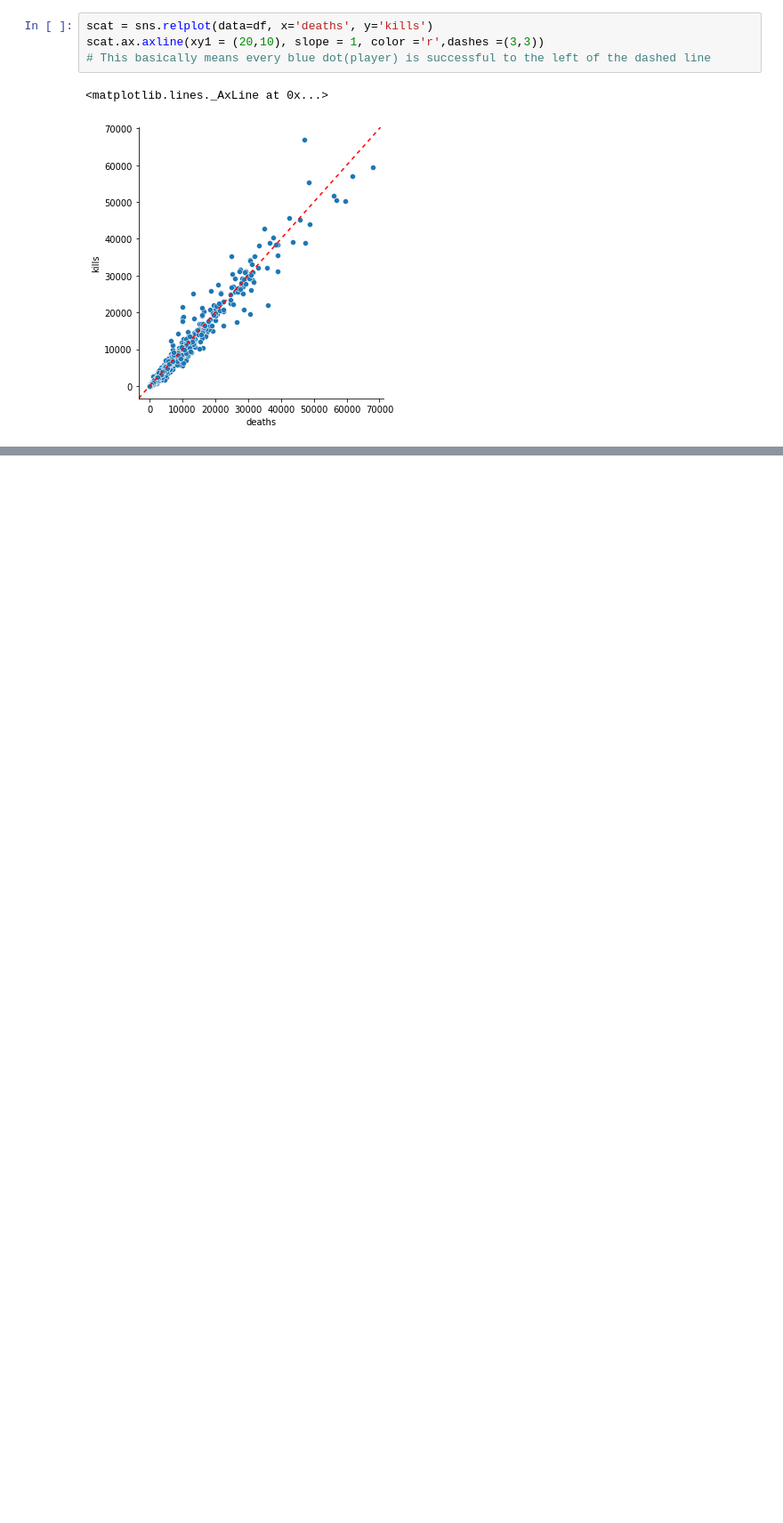
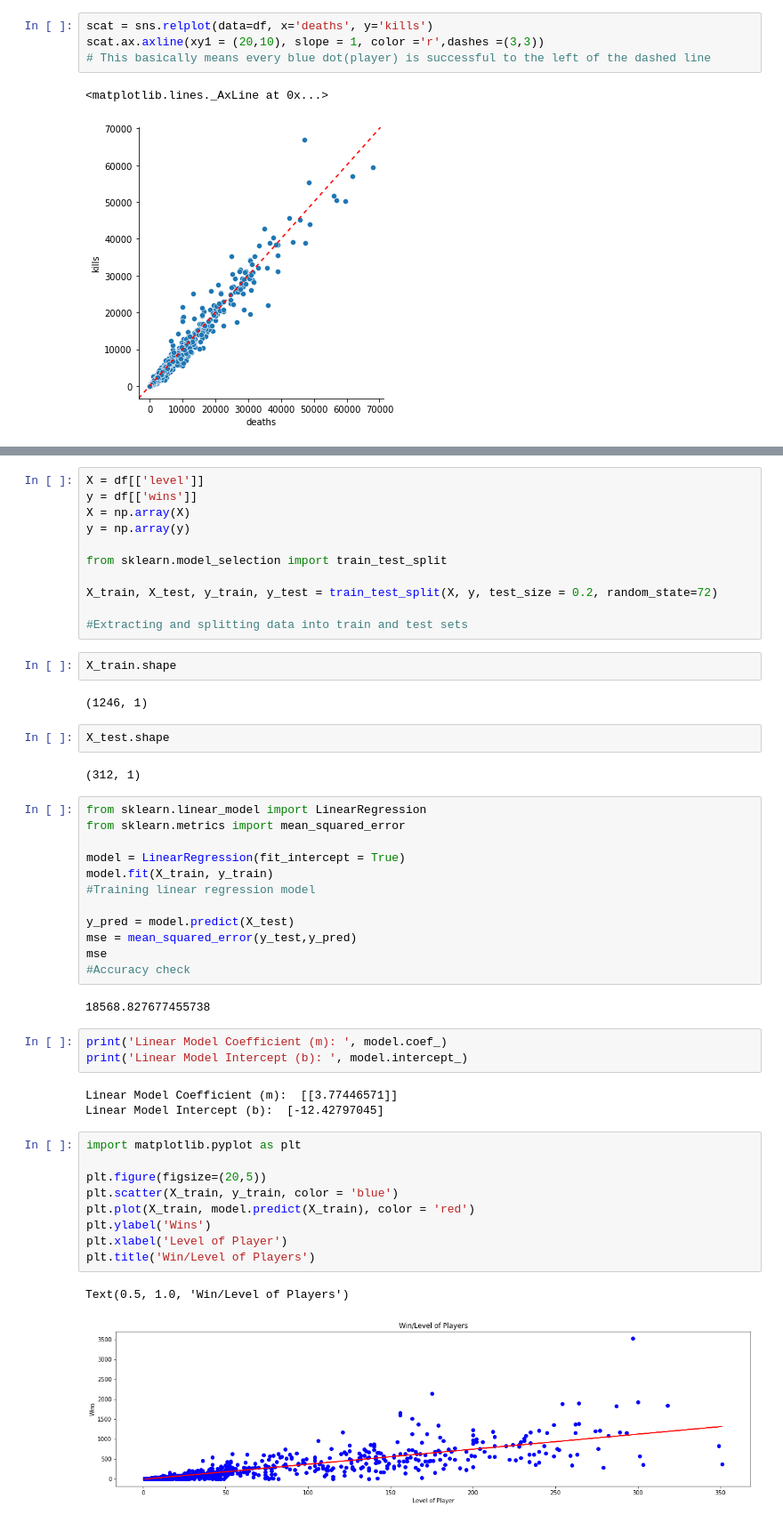
Before and after one commit to MatyasGreff/cml-project-sem3, a Jupyter notebook: cod_notebook.ipynb, the cells around one changed output, grey strips where cells are left out. Shown at 89% size. Drawn from its saved outputs; the diff is of its cells as text; blank space fills up the shorter version.

Commit message:
win-level regression

```diff
--- a/cod_notebook.ipynb
+++ b/cod_notebook.ipynb
@@ -216,0 +224,51 @@ scat.ax.axline(xy1 = (20,10), slope = 1, color ='r',dashes =(3,3))
+# %%
+X = df[['level']]
+y = df[['wins']]
+X = np.array(X)
+y = np.array(y)
+
+from sklearn.model_selection import train_test_split
+
+X_train, X_test, y_train, y_test = train_test_split(X, y, test_size = 0.2, random_state=72)
+
+#Extracting and splitting data into train and test sets
+# %%
+X_train.shape
+# %% [output]
+(1246, 1)
+# %%
+X_test.shape
+# %% [output]
+(312, 1)
+# %%
+from sklearn.linear_model import LinearRegression
+from sklearn.metrics import mean_squared_error
+
+model = LinearRegression(fit_intercept = True)
+model.fit(X_train, y_train)
+#Training linear regression model
+
+y_pred = model.predict(X_test)
+mse = mean_squared_error(y_test,y_pred)
+mse
+#Accuracy check
+# %% [output]
+18568.827677455738
+# %%
+print('Linear Model Coefficient (m): ', model.coef_)
+print('Linear Model Intercept (b): ', model.intercept_)
+# %% [output]
+Linear Model Coefficient (m):  [[3.77446571]]
+Linear Model Intercept (b):  [-12.42797045]
+# %%
+import matplotlib.pyplot as plt
+
+plt.figure(figsize=(20,5))
+plt.scatter(X_train, y_train, color = 'blue')
+plt.plot(X_train, model.predict(X_train), color = 'red')
+plt.ylabel('Wins')
+plt.xlabel('Level of Player')
+plt.title('Win/Level of Players')
+# %% [output]
+Text(0.5, 1.0, 'Win/Level of Players')
+[figure, added]
```
Also changed, not shown: parts of 8 cells of this notebook, 1 other file.
